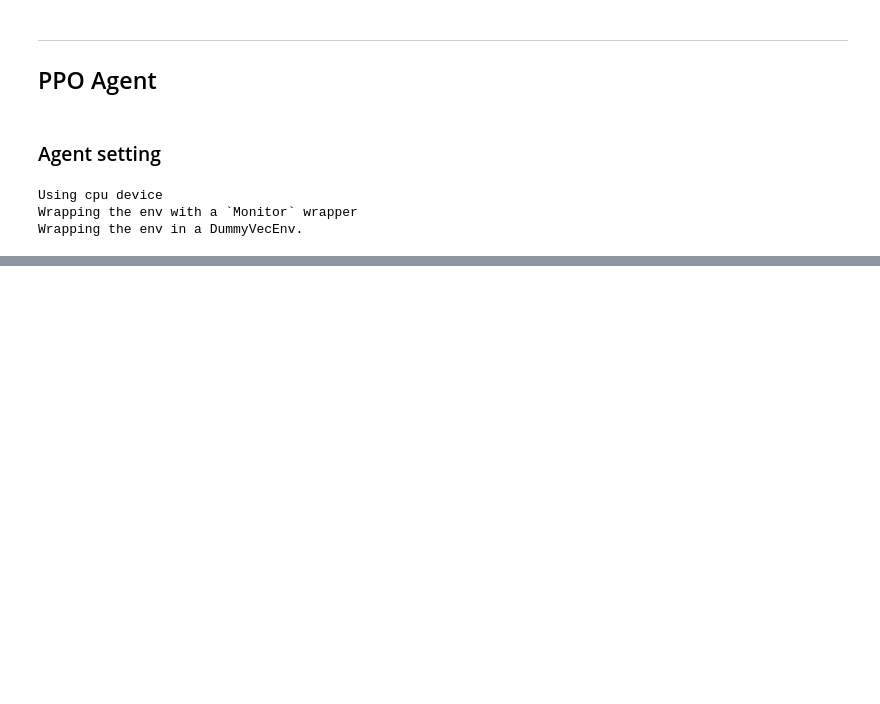
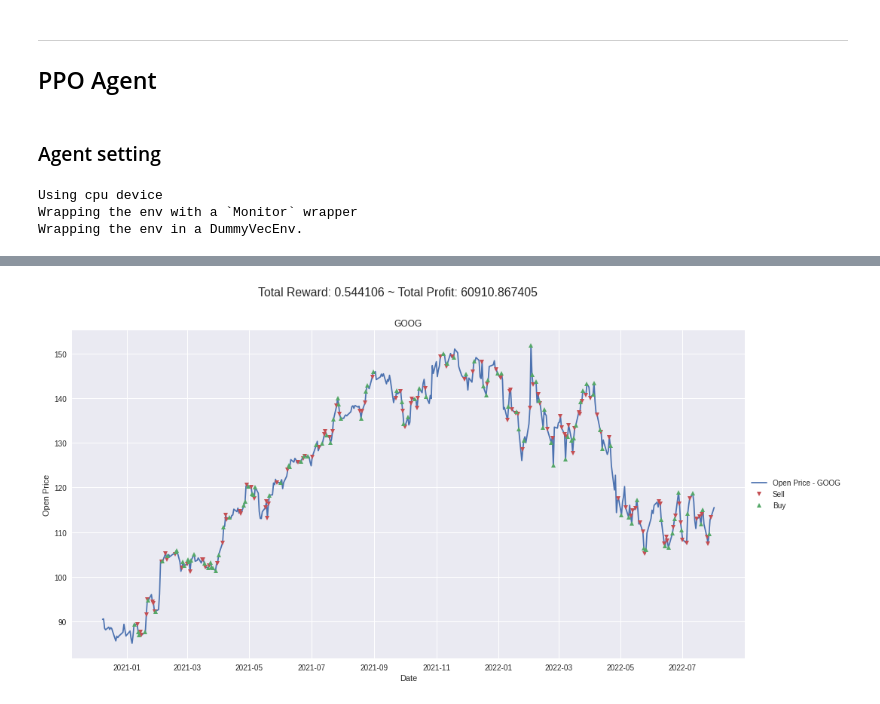
Before and after one commit to parveenxkashyap/deepRL-algorithmic-trading, a Jupyter notebook: notebook.ipynb, the cells around one changed output, grey strips where cells are left out. Saved outputs shown, nothing was run; the diff lists cells and outputs as text; code cells hidden in the pictures; blank space fills up the shorter version.

Commit message:
training-eval

```diff
--- a/notebook.ipynb
+++ b/notebook.ipynb
@@ -1079,0 +1082,23 @@ Wrapping the env in a DummyVecEnv.
+# %%
+
+TRAIN_PPO = True
+ppo_checkponit_dir = './ppo_goog_chekpoint'
+ppo_log_dir = './ppo_goog_logs'
+checkpoint_freq = 5000
+
+if not os.path.isdir(ppo_checkponit_dir):
+    os.mkdir(ppo_checkponit_dir)
+if not os.path.isdir(ppo_log_dir):
+    os.mkdir(ppo_log_dir)
+# %%
+ppo_eval_callback = EvalCallback(test_env, best_model_save_path=ppo_checkponit_dir,
+                                log_path=ppo_log_dir, eval_freq=checkpoint_freq,
+                                deterministic=True, render=False)
+# %%
+if TRAIN_PPO:
+    ppo_agent.learn(total_timesteps=100000,callback=ppo_eval_callback)
+    ppo_agent.save(agent_save_folder+"/PPO_GOOG_last_trained")
+    best_ppo_agent = PPO.load(ppo_checkponit_dir+"/best_model.zip")
+else:
+    best_ppo_agent = PPO.load(ppo_checkponit_dir+"/best_model.zip")
+    best_ppo_agent.set_env(env)
@@ -1079,0 +1164,10 @@ Wrapping the env in a DummyVecEnv.
+# %%
+observation = test_env.reset(False)
+while True:
+    action, _states = best_ppo_agent.predict(observation)
+    observation, reward, done, info = test_env.step(action)
+
+    # env.render()
+    if done:
+        print("info:", info)
+        break
@@ -1079,0 +1176,10 @@ Wrapping the env in a DummyVecEnv.
+# %%
+plt.figure(figsize=(16, 8))
+test_env.render_all()
+plt.title("GOOG")
+plt.xlabel("Date")
+plt.ylabel("Open Price")
+plt.legend(loc='center left', bbox_to_anchor=(1, 0.5))
+plt.show()
+# %% [output]
+[figure, added]
```
Also changed, not shown: parts of 14 cells of this notebook.
